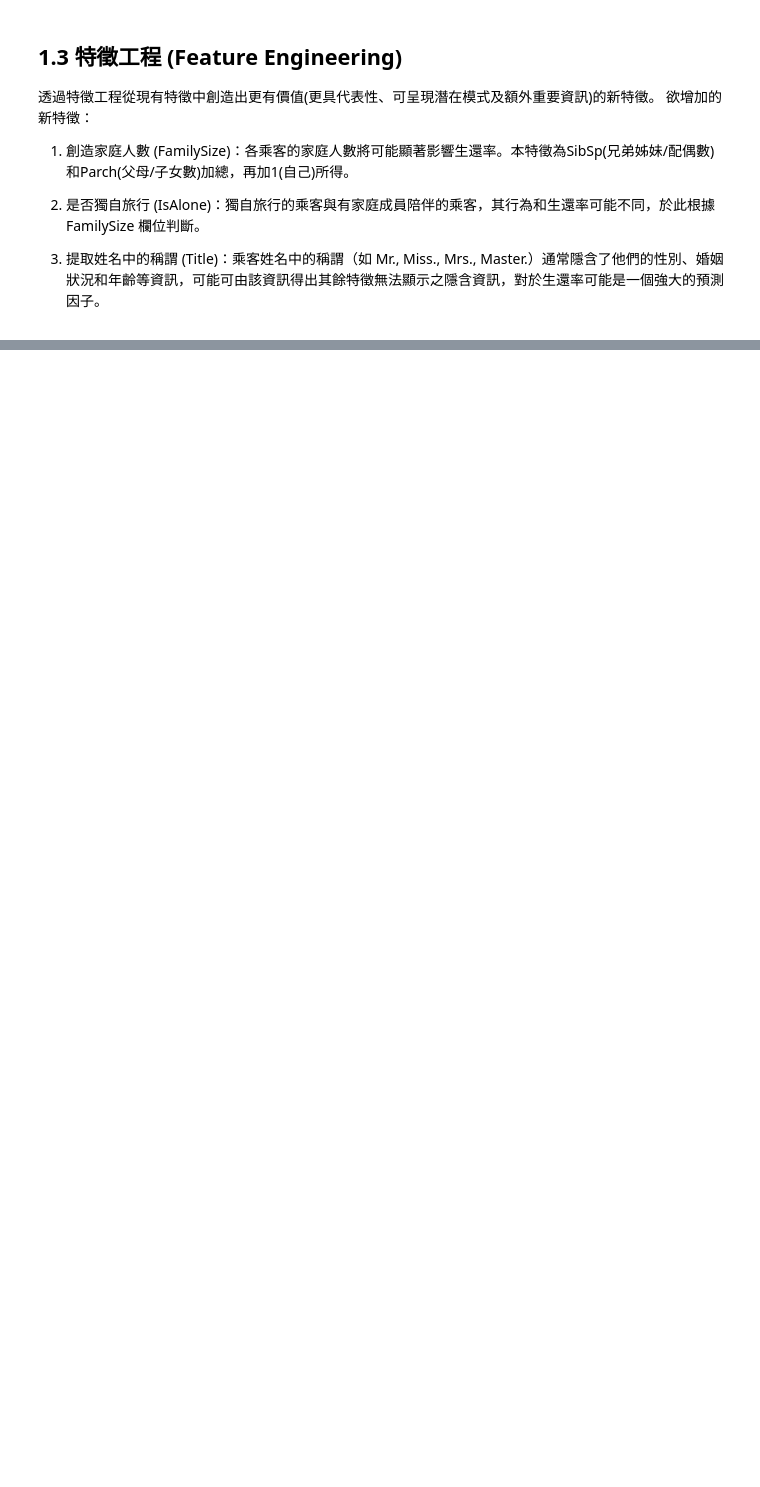
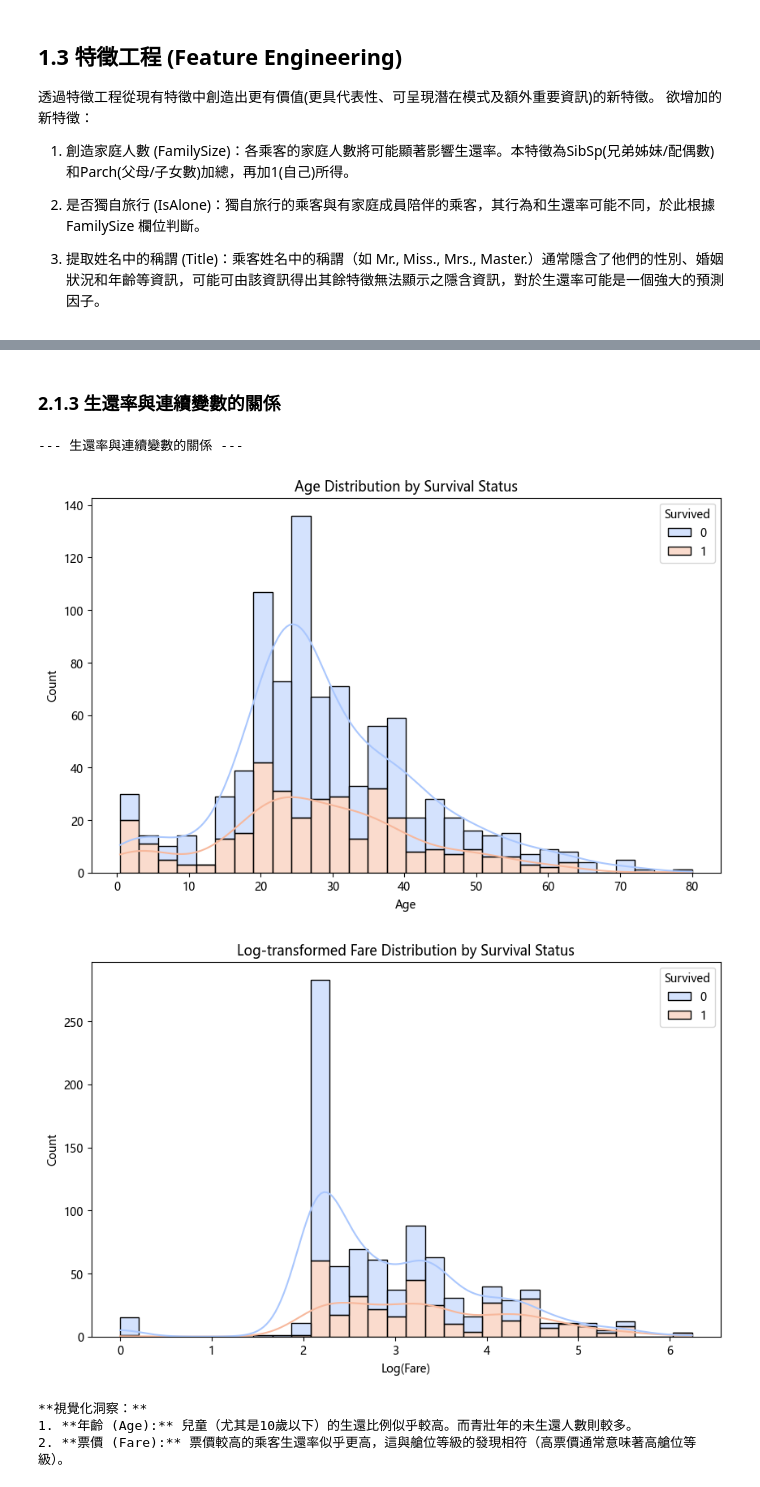
Before and after one commit to Anakin871103/IanLi-Data-Analytics-Projects, a Jupyter notebook: notebooks/01_Exploratory_Data_Analysis/Projects/001_EDA_Titanic_Survival_Analysis/notebook/Titanic_EDA_Survival_Analysis.ipynb, the cells around one changed output, grey strips where cells are left out. Saved outputs shown, nothing was run; the diff lists cells and outputs as text; code cells hidden in the pictures; blank space fills up the shorter version.

```diff
--- a/notebooks/01_Exploratory_Data_Analysis/Projects/001_EDA_Titanic_Survival_Analysis/notebook/Titanic_EDA_Survival_Analysis.ipynb
+++ b/notebooks/01_Exploratory_Data_Analysis/Projects/001_EDA_Titanic_Survival_Analysis/notebook/Titanic_EDA_Survival_Analysis.ipynb
@@ -299,0 +534,31 @@ print(df.info())
+# %% [markdown]
+### 2.1.3 生還率與連續變數的關係
+# %%
+print("\n--- 生還率與連續變數的關係 ---")
+
+# 繪製 Age 的分佈，並按生還狀態區分
+plt.figure(figsize=(10, 6))
+sns.histplot(data=df, x='Age', hue='Survived', kde=True, bins=30, multiple='stack', palette='coolwarm')
+plt.title('Age Distribution by Survival Status')
+plt.xlabel('Age')
+plt.ylabel('Count')
+plt.show()
+
+# 繪製 Fare_log 的分佈，並按生還狀態區分
+plt.figure(figsize=(10, 6))
+sns.histplot(data=df, x='Fare_log', hue='Survived', kde=True, bins=30, multiple='stack', palette='coolwarm')
+plt.title('Log-transformed Fare Distribution by Survival Status')
+plt.xlabel('Log(Fare)')
+plt.ylabel('Count')
+plt.show()
+
+print("\n**視覺化洞察：**")
+print("1. **年齡 (Age):** 兒童（尤其是10歲以下）的生還比例似乎較高。而青壯年的未生還人數則較多。")
+print("2. **票價 (Fare):** 票價較高的乘客生還率似乎更高，這與艙位等級的發現相符（高票價通常意味著高艙位等級）。")
+# %% [output]
+--- 生還率與連續變數的關係 ---
+[figure, added]
+[figure, added]
+**視覺化洞察：**
+1. **年齡 (Age):** 兒童（尤其是10歲以下）的生還比例似乎較高。而青壯年的未生還人數則較多。
+2. **票價 (Fare):** 票價較高的乘客生還率似乎更高，這與艙位等級的發現相符（高票價通常意味著高艙位等級）。
```
Also changed, not shown: parts of 24 cells of this notebook.
